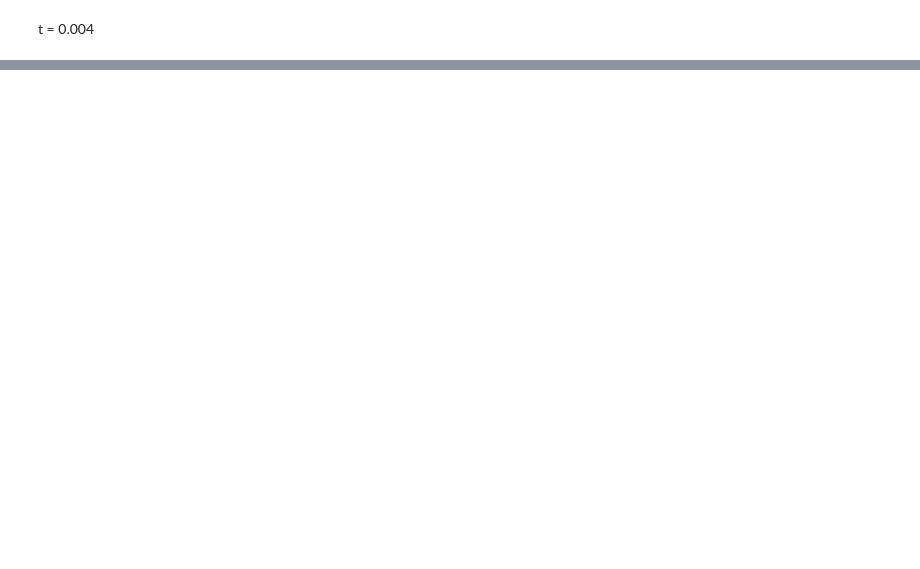
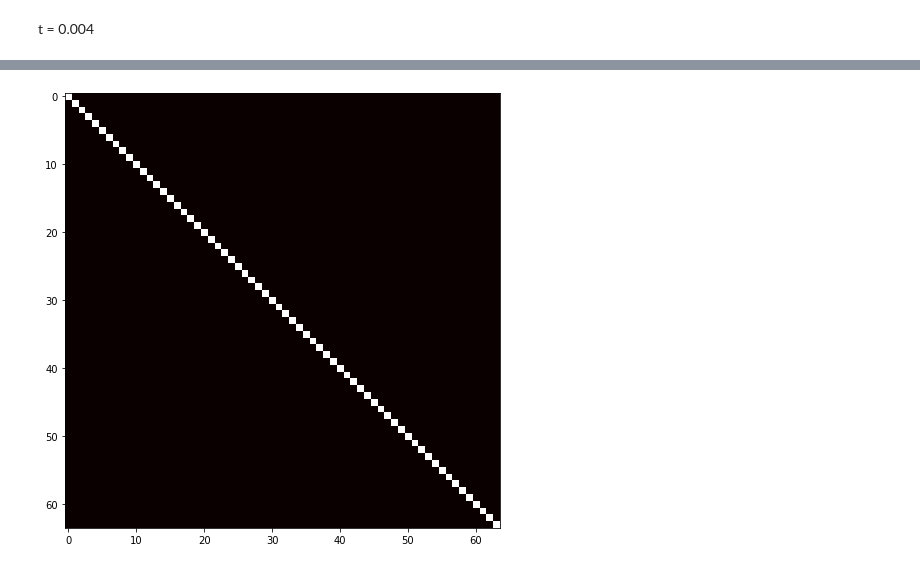
Before and after one commit to moaemilie/Project-5-FYS4150, a Jupyter notebook: Project 5.ipynb, the cells around one changed output, grey strips where cells are left out. Saved outputs shown, nothing was run; the diff lists cells and outputs as text; code cells hidden in the pictures; blank space fills up the shorter version.

```diff
--- a/Project 5.ipynb
+++ b/Project 5.ipynb
@@ -279,0 +306,7 @@ plt.show()
+# %%
+import pyarma as pa
+
+A = pa.cx_mat()
+A.load("A_trial")
+
+A
@@ -279,0 +321,7 @@ plt.show()
+# %%
+import matplotlib.pyplot as plt
+fig = plt.figure(figsize=(10, 8))
+plt.imshow(pa.real(A), cmap='hot', interpolation='nearest')
+plt.show()
+# %% [output]
+[figure, added]
```
Also changed, not shown: parts of 14 cells of this notebook, 13 other files.
